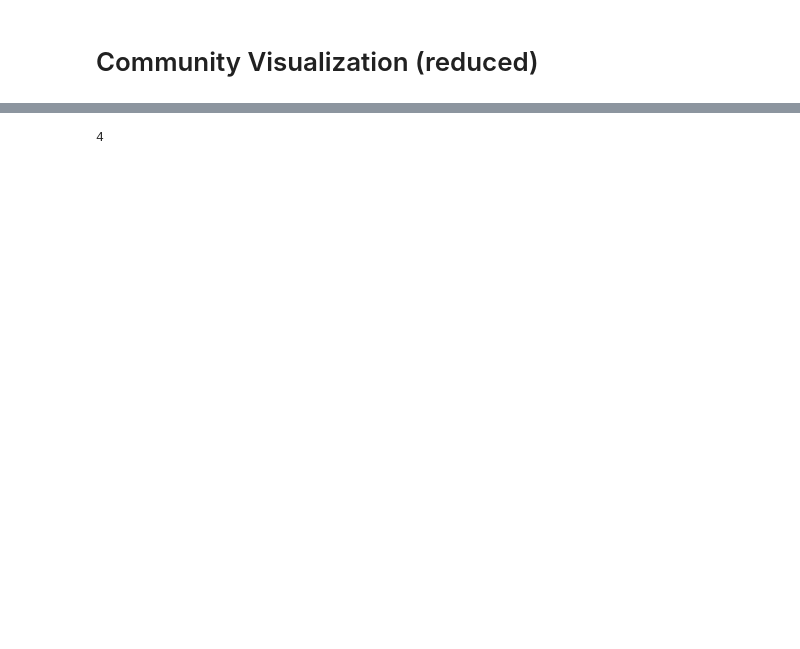
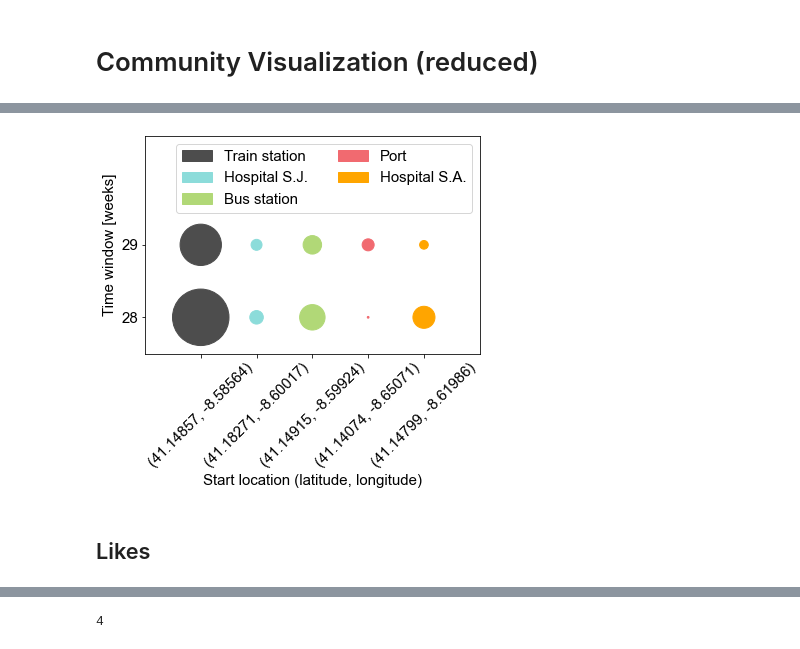
Before and after one commit to Alexx882/CA-CEP-model, a Jupyter notebook: data_analysis.ipynb, the cells around one changed output, grey strips where cells are left out. Saved outputs shown, nothing was run; the diff lists cells and outputs as text; code cells hidden in the pictures; blank space fills up the shorter version.

```diff
--- a/data_analysis.ipynb
+++ b/data_analysis.ipynb
@@ -456,0 +479,5 @@ for k in large_keys:
+# %%
+c_combined[4] = c_combined[-1]
+c_combined = c_combined[:5]
+# %%
+c2_combined = c2_combined[:-1]
@@ -456,0 +486,6 @@ for k in large_keys:
+# %%
+tmp = c2_combined[3]
+c2_combined[3] = c2_combined[4]
+c2_combined[4] = tmp
+# %%
+coords = [(float("{:.5f}".format(c.center[1])), float("{:.5f}".format(c.center[0]))) for c in c_combined]
@@ -456,0 +503,58 @@ for k in large_keys:
+# %%
+import matplotlib.pyplot as plt
+import matplotlib.patches as mpatches
+import matplotlib
+
+size = 15
+font = {'family' : 'Arial',
+        'weight' : 'normal',
+        'size'   : size}
+matplotlib.rc('font', **font)
+matplotlib.rc('xtick', labelsize=size)
+matplotlib.rc('ytick', labelsize=size)
+
+fig, ax = plt.subplots()
+
+cols = ['#4d4d4d', '#8cdcda', '#b1d877', '#f16a70', 'orange']
+size_factor = 3
+
+# old
+sc = ax.scatter(
+    range(len(c_combined)),# [c.center[0] for c in c_combined],
+    [0 for c in c_combined],
+    c=cols,
+    s=[c.size*size_factor for c in c_combined],
+    alpha = 1)
+
+# new
+sc = ax.scatter(
+    range(len(c2_combined)), #[c.center[0] for c in c2_combined],
+    [1 for c in c2_combined],
+    c=cols,
+    s=[c.size*size_factor for c in c2_combined],
+    alpha = 1)
+
+plt.yticks([0, 1], ['28', '29'])
+plt.ylim([-.5, 2.5])
+
+plt.xticks([0, 1, 2, 3, 4], coords, rotation=45)
+plt.xlim([-1, 5])
+
+plt.ylabel("Time window [weeks]")
+plt.xlabel("Start location (latitude, longitude)")
+
+# labels = ['Train station Campanha', 'Hospital São João', 'Bus station Internorte', 'Port Marina da Afurada', 'Hospital Santo António']
+labels = ['Train station', 'Hospital S.J.', 'Bus station', 'Port', 'Hospital S.A.']
+
+legend_patches = []
+for c, l in zip(cols, labels):
+    pat = mpatches.Patch(color=c, label=l)
+    legend_patches.append(pat)
+
+plt.legend(handles=legend_patches,
+    # bbox_to_anchor =(1.0, 1.5),
+    ncol=2)
+plt.show()
+plt.show()
+# %% [output]
+[figure, added]
@@ -456,0 +591,2 @@ for k in large_keys:
+# %% [markdown]
+## Likes
```
Also changed, not shown: parts of 39 cells of this notebook, 3 other files.
